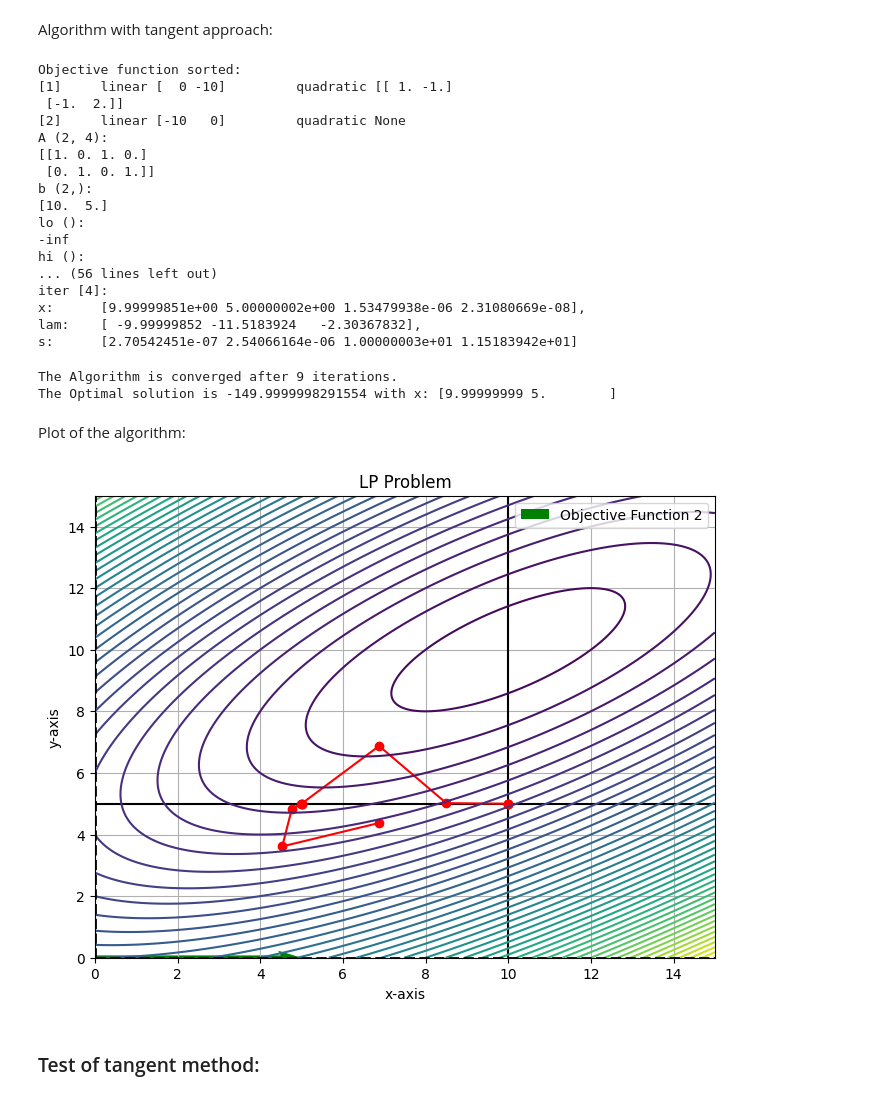
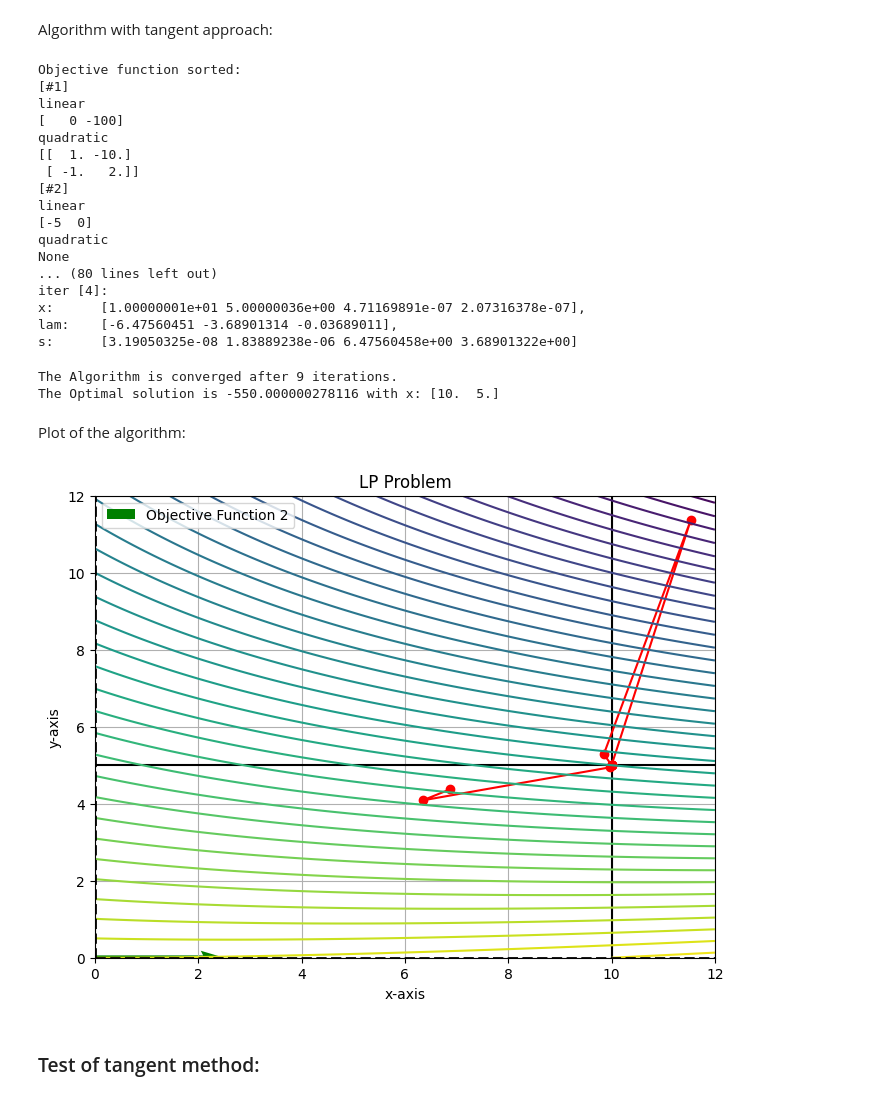
Before and after one commit to balditommaso/primal-dual-interior-point, a Jupyter notebook: test.ipynb, the cells around one changed output. Cells and saved outputs as stored; diff of their text form; code cells hidden in the pictures.

```diff
--- a/test.ipynb
+++ b/test.ipynb
@@ -136,54 +136,53 @@ The problem:
 # %%
 sorted_obj = [
     {
-        "c": np.array([0, -10]),
+        "c": np.array([0, -100]),
         "Q": np.array([
-                        [ 1, -1],
+                        [ 1, -10],
                         [-1,  2]
                     ], dtype=np.float64)
     },
     {
-        "c": np.array([-10, 0]),
+        "c": np.array([-5, 0]),
         "Q": None
     },
 ]
 
+# constraints
 A = np.array(
     [[ 1,  0],
      [ 0,  1]], dtype=np.float64)
 b = np.array([10, 5], dtype=np.float64)
 
-A_std = np.hstack([A, np.eye(A.shape[0])])
-
-LMOP = LMOPProblems(A_std, b, sorted_obj)
+LMOP = LMOPProblems(A, b, sorted_obj)
 # %% [markdown]
 Algorithm with tangent approach:
 # %%
-x, lam, s, converge, n_iter, steps = LMOP.internal_point(tolerance=1e-8, max_it=100)
+x, lam, s, converge, n_iter, steps = LMOP.internal_point_preemptive(tolerance=1e-8, max_it=100)
 # %% [output]
 Objective function sorted:
-[1]     linear [  0 -10]         quadratic [[ 1. -1.]
- [-1.  2.]]
-[2]     linear [-10   0]         quadratic None
-A (2, 4):
-[[1. 0. 1. 0.]
- [0. 1. 0. 1.]]
-b (2,):
-[10.  5.]
-lo ():
--inf
-hi ():
-... (56 lines left out)
+[#1]
+linear
+[   0 -100]
+quadratic
+[[  1. -10.]
+ [ -1.   2.]]
+[#2]
+linear
+[-5  0]
+quadratic
+None
+... (80 lines left out)
 iter [4]:
-x:      [9.99999851e+00 5.00000002e+00 1.53479938e-06 2.31080669e-08],
-lam:    [ -9.99999852 -11.5183924   -2.30367832],
-s:      [2.70542451e-07 2.54066164e-06 1.00000003e+01 1.15183942e+01]
+x:      [1.00000001e+01 5.00000036e+00 4.71169891e-07 2.07316378e-07],
+lam:    [-6.47560451 -3.68901314 -0.03689011],
+s:      [3.19050325e-08 1.83889238e-06 6.47560458e+00 3.68901322e+00]
 # %%
 if converge:
     x = x[:A.shape[1]]
     solution = 0
     for obj in sorted_obj:
-        solution += np.sum(x @ obj['c'])
+        solution += np.sum(x @ obj['c'][:A.shape[1]])
 
     print(f'The Algorithm is converged after {n_iter} iterations.\n' \
         f'The Optimal solution is {solution} with x: {x}')
@@ -191,13 +190,13 @@ else:
     print("The Algorithm is not converged to a solution!")
 # %% [output]
 The Algorithm is converged after 9 iterations.
-The Optimal solution is -149.9999998291554 with x: [9.99999999 5.        ]
+The Optimal solution is -550.000000278116 with x: [10.  5.]
 # %% [markdown]
 Plot of the algorithm:
 # %%
-plot_LMOP(A, b, sorted_obj, steps, max_scale=15)
+plot_LMOP(A, b, sorted_obj, steps, max_scale=12)
 # %% [output]
-[figure, old version]
+[figure, new version]
 # %% [markdown]
 ### Test of tangent method:
 # %% [markdown]
```
Also changed, not shown: parts of 13 cells of this notebook, 4 other files.
